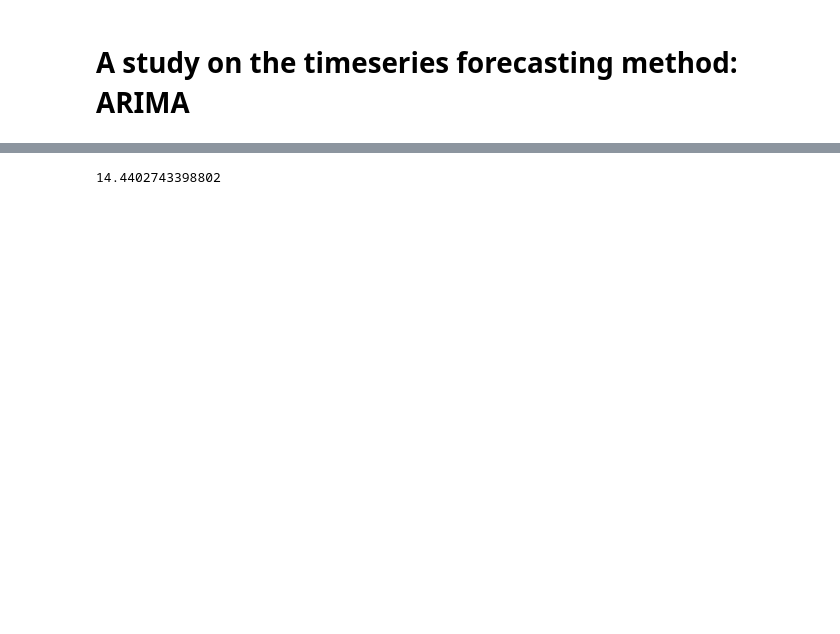
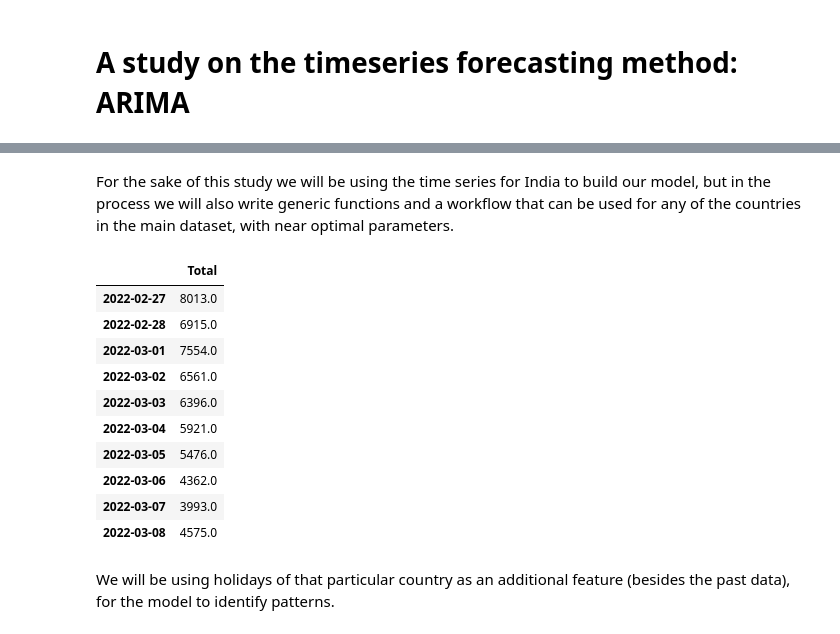
Before and after one commit to majimearun/crux-round3-tasks, a Jupyter notebook: task1/arima.ipynb, the cells around one changed output, grey strips where cells are left out. Saved outputs shown, nothing was run; the diff lists cells and outputs as text; code cells hidden in the pictures; blank space fills up the shorter version.

Commit message:
completed task 1
added my understanding of the theory and thinking process as part of the study

```diff
--- a/task1/arima.ipynb
+++ b/task1/arima.ipynb
@@ -134,4 +32,0 @@ pred = results.predict(start=len(df['Total'])-28, end=len(df['Total'])-1, exog=d
-# %%
-FindErrors(df[-28:]["Total"], pred).mape()
-# %% [output]
-14.4402743398802
@@ -141,0 +50,2 @@ fig.add_trace(go.Scatter(x=df[-28:].index, y=pred, name="Predicted"))
+# %% [markdown]
+For the sake of this study we will be using the time series for India to build our model, but in the process we will also write generic functions and a workflow that can be used for any of the countries in the main dataset, with near optimal parameters.
@@ -141,0 +56,14 @@ fig.add_trace(go.Scatter(x=df[-28:].index, y=pred, name="Predicted"))
+# %%
+confirmed_daily.tail(10)
+# %% [output]
+|  | Total |
+| 2022-02-27 | 8013.0 |
+| 2022-02-28 | 6915.0 |
+| 2022-03-01 | 7554.0 |
+| 2022-03-02 | 6561.0 |
+| 2022-03-03 | 6396.0 |
+| 2022-03-04 | 5921.0 |
+| 2022-03-05 | 5476.0 |
+| 2022-03-06 | 4362.0 |
+| 2022-03-07 | 3993.0 |
+| 2022-03-08 | 4575.0 |
@@ -141,0 +73,2 @@ fig.add_trace(go.Scatter(x=df[-28:].index, y=pred, name="Predicted"))
+# %% [markdown]
+We will be using holidays of that particular country as an additional feature (besides the past data), for the model to identify patterns.
```
Also changed, not shown: parts of 56 cells of this notebook, 1 other file.
